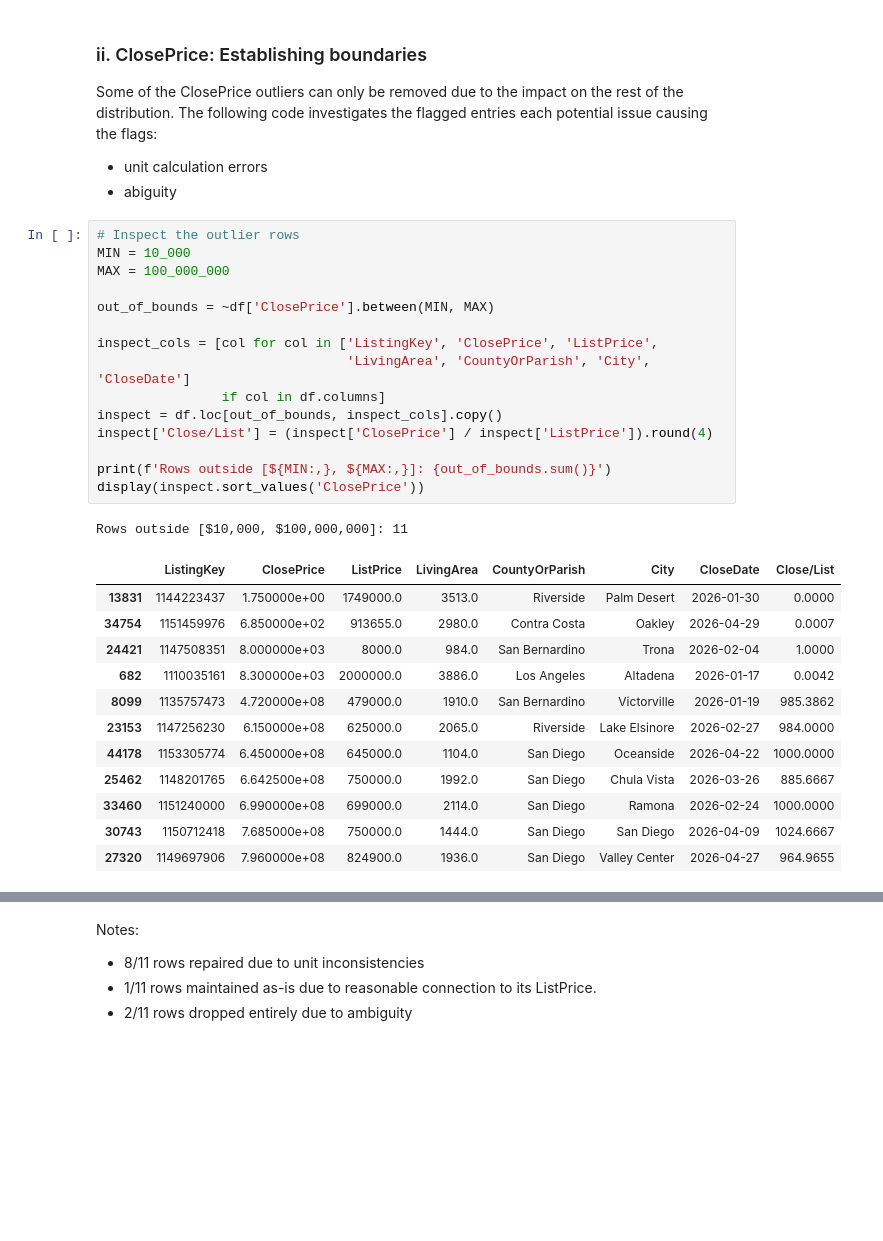
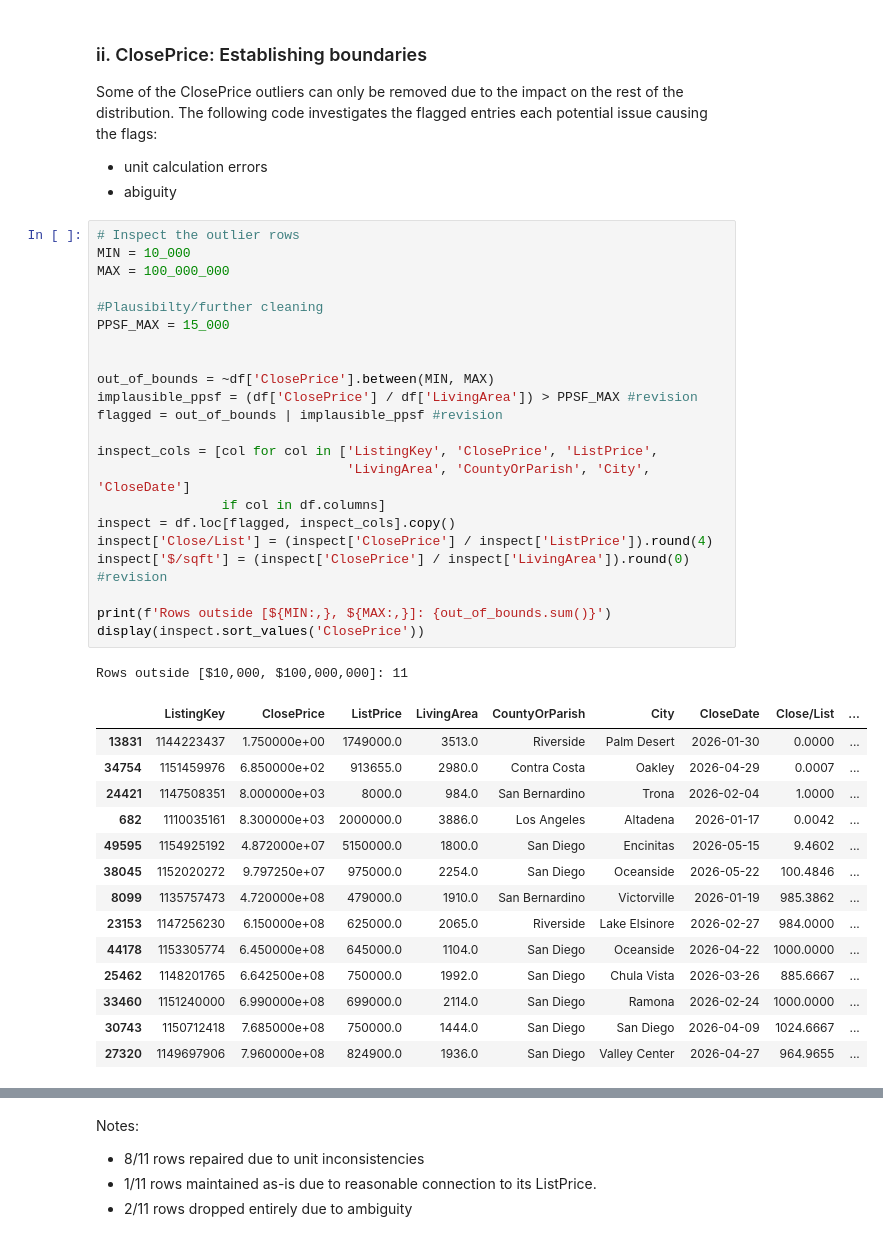
Before and after one commit to iviang/IDX-Exchange-DS-2026, a Jupyter notebook: Deliverables/Week 3/02_preprocessing.ipynb, the cells around one changed output, grey strips where cells are left out. Drawn from its saved outputs; the diff is of its cells as text; blank space fills up the shorter version.

Commit message:
Revision to check price-per-sqft for properties

```diff
--- a/Deliverables/Week 3/02_preprocessing.ipynb
+++ b/Deliverables/Week 3/02_preprocessing.ipynb
@@ -209,32 +209,41 @@ Some of the ClosePrice outliers can only be removed due to the impact on the res
 # %%
 # Inspect the outlier rows
 MIN = 10_000
 MAX = 100_000_000
 
+#Plausibilty/further cleaning
+PPSF_MAX = 15_000
+
+
 out_of_bounds = ~df['ClosePrice'].between(MIN, MAX)
+implausible_ppsf = (df['ClosePrice'] / df['LivingArea']) > PPSF_MAX #revision
+flagged = out_of_bounds | implausible_ppsf #revision
 
 inspect_cols = [col for col in ['ListingKey', 'ClosePrice', 'ListPrice',
                                 'LivingArea', 'CountyOrParish', 'City', 'CloseDate']
                 if col in df.columns]
-inspect = df.loc[out_of_bounds, inspect_cols].copy()
+inspect = df.loc[flagged, inspect_cols].copy()
 inspect['Close/List'] = (inspect['ClosePrice'] / inspect['ListPrice']).round(4)
+inspect['$/sqft'] = (inspect['ClosePrice'] / inspect['LivingArea']).round(0) #revision
 
 print(f'Rows outside [${MIN:,}, ${MAX:,}]: {out_of_bounds.sum()}')
 display(inspect.sort_values('ClosePrice'))
 # %% [output]
 Rows outside [$10,000, $100,000,000]: 11
-|  | ListingKey | ClosePrice | ListPrice | LivingArea | CountyOrParish | City | CloseDate | Close/List |
-| 13831 | 1144223437 | 1.750000e+00 | 1749000.0 | 3513.0 | Riverside | Palm Desert | 2026-01-30 | 0.0000 |
-| 34754 | 1151459976 | 6.850000e+02 | 913655.0 | 2980.0 | Contra Costa | Oakley | 2026-04-29 | 0.0007 |
-| 24421 | 1147508351 | 8.000000e+03 | 8000.0 | 984.0 | San Bernardino | Trona | 2026-02-04 | 1.0000 |
-| 682 | 1110035161 | 8.300000e+03 | 2000000.0 | 3886.0 | Los Angeles | Altadena | 2026-01-17 | 0.0042 |
-| 8099 | 1135757473 | 4.720000e+08 | 479000.0 | 1910.0 | San Bernardino | Victorville | 2026-01-19 | 985.3862 |
-| 23153 | 1147256230 | 6.150000e+08 | 625000.0 | 2065.0 | Riverside | Lake Elsinore | 2026-02-27 | 984.0000 |
-| 44178 | 1153305774 | 6.450000e+08 | 645000.0 | 1104.0 | San Diego | Oceanside | 2026-04-22 | 1000.0000 |
-| 25462 | 1148201765 | 6.642500e+08 | 750000.0 | 1992.0 | San Diego | Chula Vista | 2026-03-26 | 885.6667 |
-| 33460 | 1151240000 | 6.990000e+08 | 699000.0 | 2114.0 | San Diego | Ramona | 2026-02-24 | 1000.0000 |
-| 30743 | 1150712418 | 7.685000e+08 | 750000.0 | 1444.0 | San Diego | San Diego | 2026-04-09 | 1024.6667 |
-| 27320 | 1149697906 | 7.960000e+08 | 824900.0 | 1936.0 | San Diego | Valley Center | 2026-04-27 | 964.9655 |
+|  | ListingKey | ClosePrice | ListPrice | LivingArea | CountyOrParish | City | CloseDate | Close/List | ... |
+| 13831 | 1144223437 | 1.750000e+00 | 1749000.0 | 3513.0 | Riverside | Palm Desert | 2026-01-30 | 0.0000 | ... |
+| 34754 | 1151459976 | 6.850000e+02 | 913655.0 | 2980.0 | Contra Costa | Oakley | 2026-04-29 | 0.0007 | ... |
+| 24421 | 1147508351 | 8.000000e+03 | 8000.0 | 984.0 | San Bernardino | Trona | 2026-02-04 | 1.0000 | ... |
+| 682 | 1110035161 | 8.300000e+03 | 2000000.0 | 3886.0 | Los Angeles | Altadena | 2026-01-17 | 0.0042 | ... |
+| 49595 | 1154925192 | 4.872000e+07 | 5150000.0 | 1800.0 | San Diego | Encinitas | 2026-05-15 | 9.4602 | ... |
+| 38045 | 1152020272 | 9.797250e+07 | 975000.0 | 2254.0 | San Diego | Oceanside | 2026-05-22 | 100.4846 | ... |
+| 8099 | 1135757473 | 4.720000e+08 | 479000.0 | 1910.0 | San Bernardino | Victorville | 2026-01-19 | 985.3862 | ... |
+| 23153 | 1147256230 | 6.150000e+08 | 625000.0 | 2065.0 | Riverside | Lake Elsinore | 2026-02-27 | 984.0000 | ... |
+| 44178 | 1153305774 | 6.450000e+08 | 645000.0 | 1104.0 | San Diego | Oceanside | 2026-04-22 | 1000.0000 | ... |
+| 25462 | 1148201765 | 6.642500e+08 | 750000.0 | 1992.0 | San Diego | Chula Vista | 2026-03-26 | 885.6667 | ... |
+| 33460 | 1151240000 | 6.990000e+08 | 699000.0 | 2114.0 | San Diego | Ramona | 2026-02-24 | 1000.0000 | ... |
+| 30743 | 1150712418 | 7.685000e+08 | 750000.0 | 1444.0 | San Diego | San Diego | 2026-04-09 | 1024.6667 | ... |
+| 27320 | 1149697906 | 7.960000e+08 | 824900.0 | 1936.0 | San Diego | Valley Center | 2026-04-27 | 964.9655 | ... |
 # %%
 # Potential unit corrections
 
```
Also changed, not shown: parts of 2 cells of this notebook, 1 other file.
